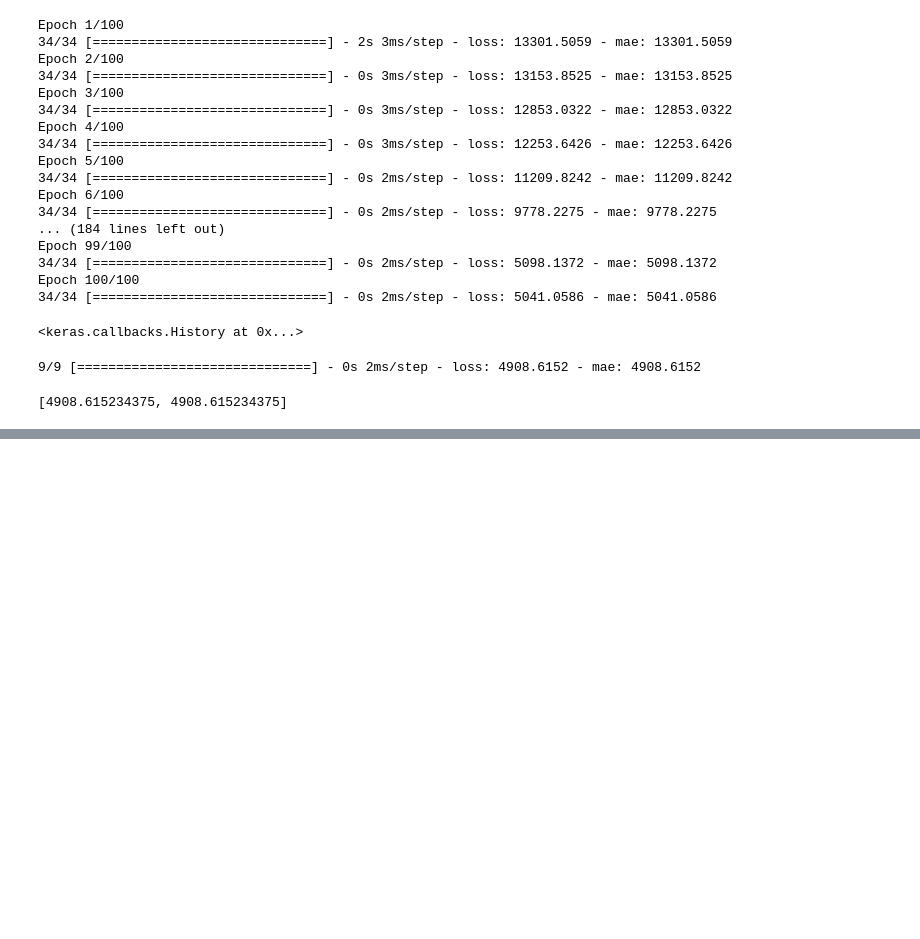
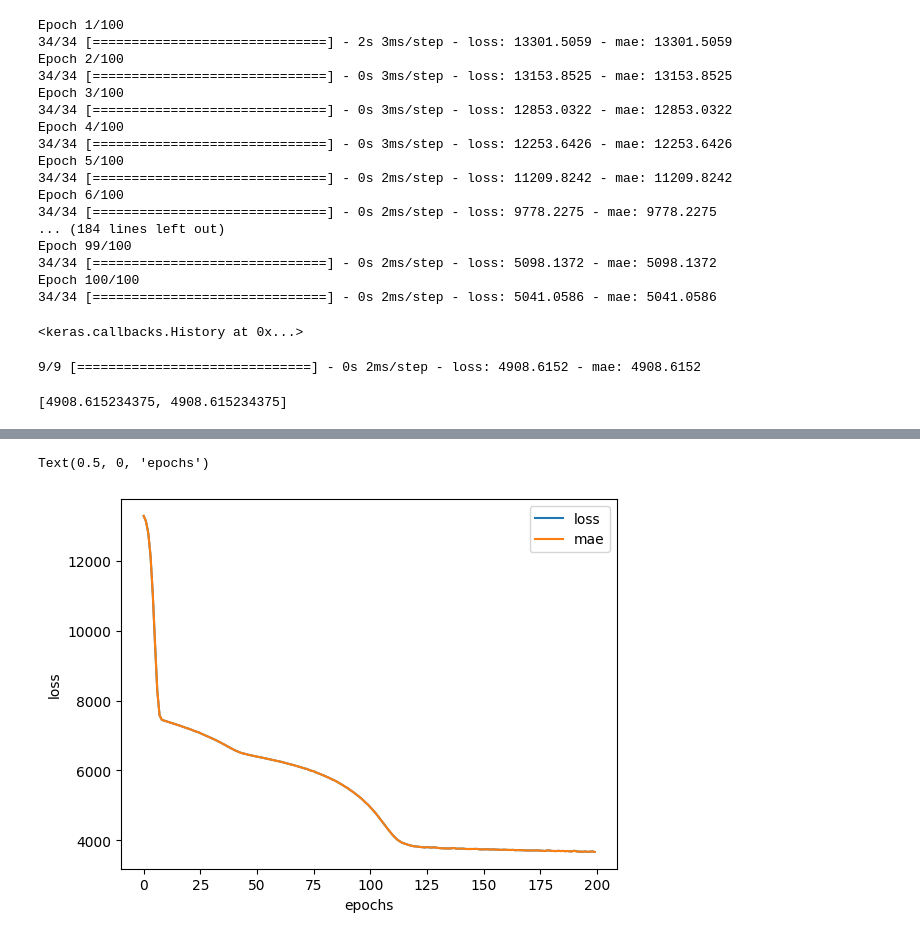
Before and after one commit to AdamayB/Tensorflow_Zero_to_Mastery, a Jupyter notebook: 01_Regression_with_tensorflow.ipynb, the cells around one changed output, grey strips where cells are left out. Drawn from its saved outputs; the diff is of its cells as text; code cells hidden in the pictures; blank space fills up the shorter version.

```diff
--- a/01_Regression_with_tensorflow.ipynb
+++ b/01_Regression_with_tensorflow.ipynb
@@ -999,6 +999,6 @@ insurance_model_3.compile(loss=tf.keras.losses.mae,
                         metrics=['mae'])
 
 #3. Fit the model
-insurance_model_3.fit(X_train,y_train,epochs=200)
+history=insurance_model_3.fit(X_train,y_train,epochs=200)
 # %% [output]
 Epoch 1/200
@@ -1021,0 +1026,7 @@ Epoch 200/200
+# %%
+pd.DataFrame(history.history).plot()
+plt.ylabel("loss")
+plt.xlabel('epochs')
+# %% [output]
+Text(0.5, 0, 'epochs')
+[figure, added]
```
Also changed, not shown: parts of 2 cells of this notebook.
